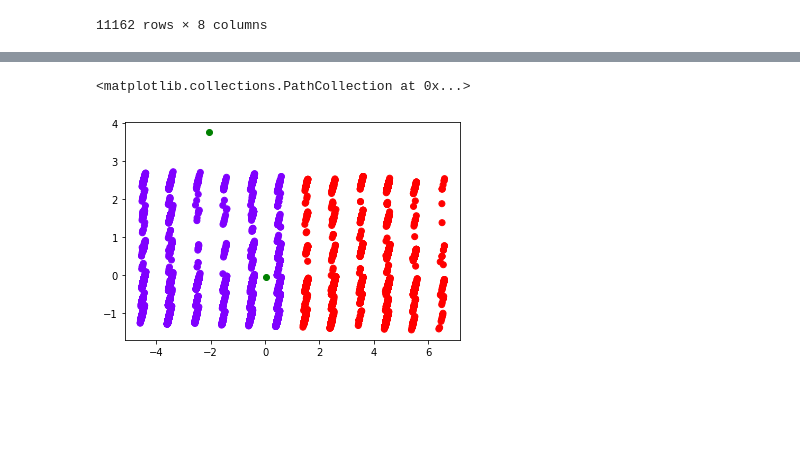
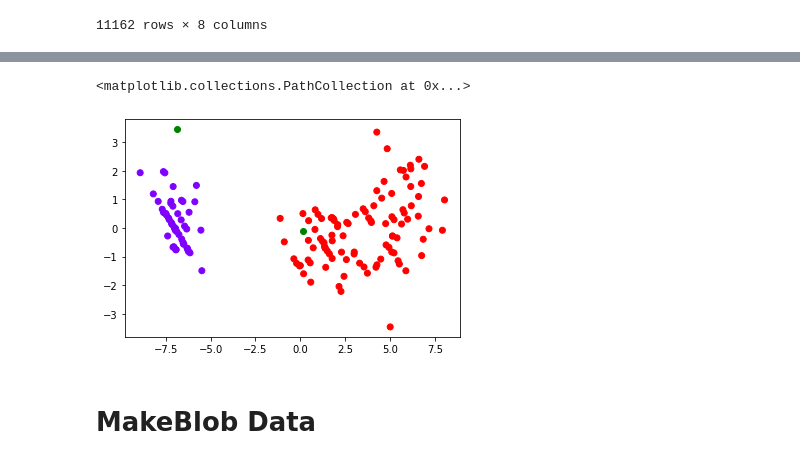
Before and after one commit to hxri/Deep-Learning-Lab, a Jupyter notebook: Experiment_4_KMeans_PCA_LDA_ipynb.ipynb, the cells around one changed output, grey strips where cells are left out. Saved outputs shown, nothing was run; the diff lists cells and outputs as text; code cells hidden in the pictures; blank space fills up the shorter version.

```diff
--- a/Experiment_4_KMeans_PCA_LDA_ipynb.ipynb
+++ b/Experiment_4_KMeans_PCA_LDA_ipynb.ipynb
@@ -292,0 +418,2 @@ plt.scatter(final_df[0], final_df[1])
+# %%
+new_df = pd.DataFrame(t, columns=['l1','l2'])
@@ -292,0 +445,4 @@ plt.scatter(final_df[0], final_df[1])
+# %%
+kmeans = KMeans(n_clusters=2, random_state=0).fit(new_df.values)
+# %%
+lb = kmeans.labels_
@@ -292,0 +459,2 @@ plt.scatter(final_df[0], final_df[1])
+# %%
+centers = kmeans.cluster_centers_
@@ -299,6 +497,8 @@ pds.shape
 # %%
 plt.scatter(centers[0], centers[1], color='green')
-plt.scatter(new_df['pc1'], new_df['pc2'], c=lb, cmap='rainbow')
+plt.scatter(new_df['l1'], new_df['l2'], c=lb, cmap='rainbow')
 # %% [output]
 <matplotlib.collections.PathCollection at 0x...>
-[figure, old version]
+[figure, new version]
+# %% [markdown]
+# MakeBlob Data
```
Also changed, not shown: parts of 67 cells of this notebook.
